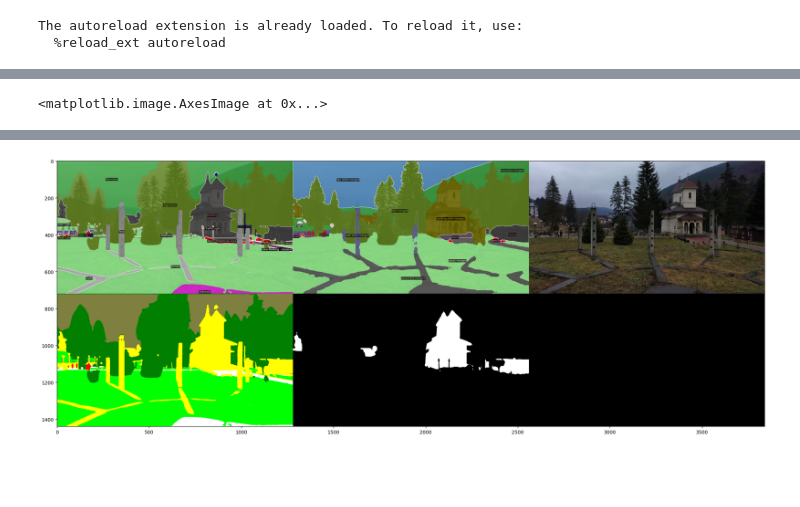
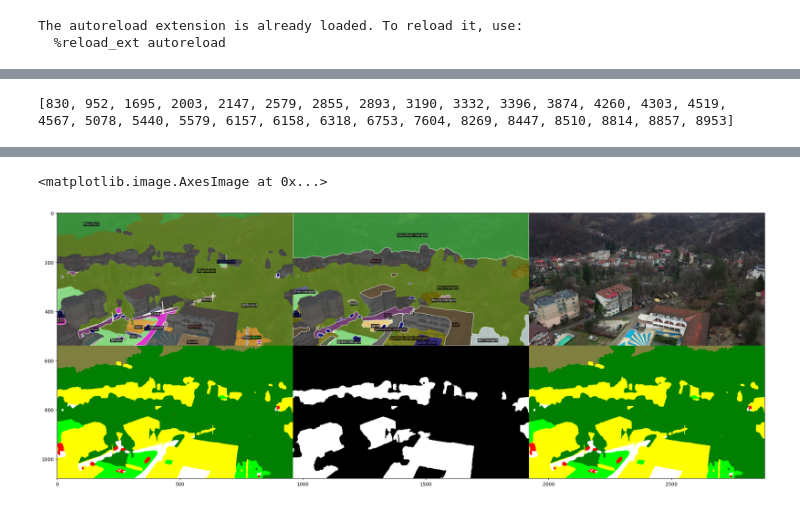
Before and after one commit to Meehai/video-representations-extractor, a Jupyter notebook: examples/semantic_mapper/dev.ipynb, the cells around one changed output, grey strips where cells are left out. Saved outputs shown, nothing was run; the diff lists cells and outputs as text; code cells hidden in the pictures; blank space fills up the shorter version.

```diff
--- a/examples/semantic_mapper/dev.ipynb
+++ b/examples/semantic_mapper/dev.ipynb
@@ -90,14 +118,4 @@ representations["mask2former_coco_47429163_0"].vre_setup() # TODO: get rid of; i
 # %%
-mapillary_classes = ["Bird", "Ground Animal", "Curb", "Fence", "Guard Rail", "Barrier", "Wall", "Bike Lane",
-                    "Crosswalk - Plain", "Curb Cut", "Parking", "Pedestrian Area", "Rail Track", "Road",
-                    "Service Lane", "Sidewalk", "Bridge", "Building", "Tunnel", "Person", "Bicyclist",
-                    "Motorcyclist", "Other Rider", "Lane Marking - Crosswalk", "Lane Marking - General",
-                    "Mountain", "Sand", "Sky", "Snow", "Terrain", "Vegetation", "Water", "Banner", "Bench",
-                    "Bike Rack", "Billboard", "Catch Basin", "CCTV Camera", "Fire Hydrant", "Junction Box",
-                    "Mailbox", "Manhole", "Phone Booth", "Pothole", "Street Light", "Pole", "Traffic Sign Frame",
-                    "Utility Pole", "Traffic Light", "Traffic Sign (Back)", "Traffic Sign (Front)", "Trash Can",
-                    "Bicycle", "Boat", "Bus", "Car", "Caravan", "Motorcycle", "On Rails", "Other Vehicle", "Trailer",
-                    "Truck", "Wheeled Slow", "Car Mount", "Ego Vehicle"]
 mapillary_mapping = {
         "land": ["Terrain", "Sand", "Snow"],
         "forest": ["Vegetation"],
@@ -115,9 +133,10 @@ mapillary_mapping = {
         "sky": ["Sky"],
         "hill": ["Mountain"]
     }
+
 color_map = [[0, 255, 0], [0, 127, 0], [255, 255, 0], [255, 255, 255],
              [255, 0, 0], [0, 0, 255], [0, 255, 255], [127, 127, 63]]
 mapper = SemanticMapper(original_classes=[mapillary_classes], mapping=[mapillary_mapping],
-                        color_map=color_map, name="mapilary_to_dronescapes",
+                        color_map=color_map, name="paper_mapping",
                         dependencies=[representations["mask2former_mapillary_49189528_0"]])
 representations[mapper.name] = mapper
@@ -164,17 +151,12 @@ mapping2 = {
 }
 color_map = [[255, 255, 255], [0, 0, 0]]
 
-class SemanticMultiMapper(SemanticMapper):
-    def merge(self, data):
-        return ((data[0] + data[1]) != 0).astype(np.uint8)
+def merge_fn(data):
+    return ((data[0] + data[1]) != 0).astype(np.uint8) # both must be 'man-made-construction' as defined above
 
-mapper2 = SemanticMultiMapper(original_classes=[mapillary_classes, coco_classes], mapping=[mapping1, mapping2],
-                              color_map=color_map, name="buildings_only",
-                              dependencies=[representations["mask2former_mapillary_49189528_0"],
-                                            representations["mask2former_coco_47429163_0"]])
+mapper2 = SemanticMapper(original_classes=[mapillary_classes, coco_classes], mapping=[mapping1, mapping2],
+                         color_map=color_map, name="buildings_only",
+                         dependencies=[representations["mask2former_mapillary_49189528_0"],
+                                       representations["mask2former_coco_47429163_0"]],
+                         merge_fn=merge_fn)
 representations[mapper2.name] = mapper2
-_ixs = [0]
-res = mapper2.vre_make(video, _ixs, Path.cwd() / "data")
-res_img = mapper2.make_images(video[_ixs],res)[0]
-
-plt.imshow(res_img)
@@ -186,14 +165,13 @@ plt.imshow(res_img)
 # representations["mask2former_coco_47429163_0"].vre_setup() # TODO: get rid of; it's only for viz
 imgs = []
 ixs = sorted([int(x.stem) for x in (Path.cwd() / "data/rgb/npy").iterdir() if int(x.stem) <= len(video)])
-# _ixs = [random.choice(ixs)]
-# _ixs = [830]
-_ixs = [0]
+print(ixs)
+_ixs = [random.choice(ixs)]
 for k, r in representations.items():
-    r.vre_setup() if hasattr(r, "vre_setup") else None
+    # r.vre_setup() if hasattr(r, "vre_setup") and _ixs[0] not in ixs else None
     res = r.vre_make(video, _ixs, Path.cwd() / "data")
     res_img = r.make_images(video[_ixs], res)[0]
-    r.vre_free() if hasattr(r, "vre_free") else None
+    # r.vre_free() if hasattr(r, "vre_free") else None
     imgs.append(res_img)
 plt.figure(figsize=(40, 10))
 plt.imshow(collage_fn(imgs))
@@ -203 +180 @@ plt.imshow(collage_fn(imgs))
-<matplotlib.image.AxesImage at 0x...>
+[830, 952, 1695, 2003, 2147, 2579, 2855, 2893, 3190, 3332, 3396, 3874, 4260, 4303, 4519, 4567, 5078, 5440, 5579, 6157, 6158, 6318, 6753, 7604, 8269, 8447, 8510, 8814, 8857, 8953]
@@ -204 +187,2 @@ plt.imshow(collage_fn(imgs))
+<matplotlib.image.AxesImage at 0x...>
-[figure, old version]
+[figure, new version]
```
Also changed, not shown: parts of 8 cells of this notebook, 1 other file.
